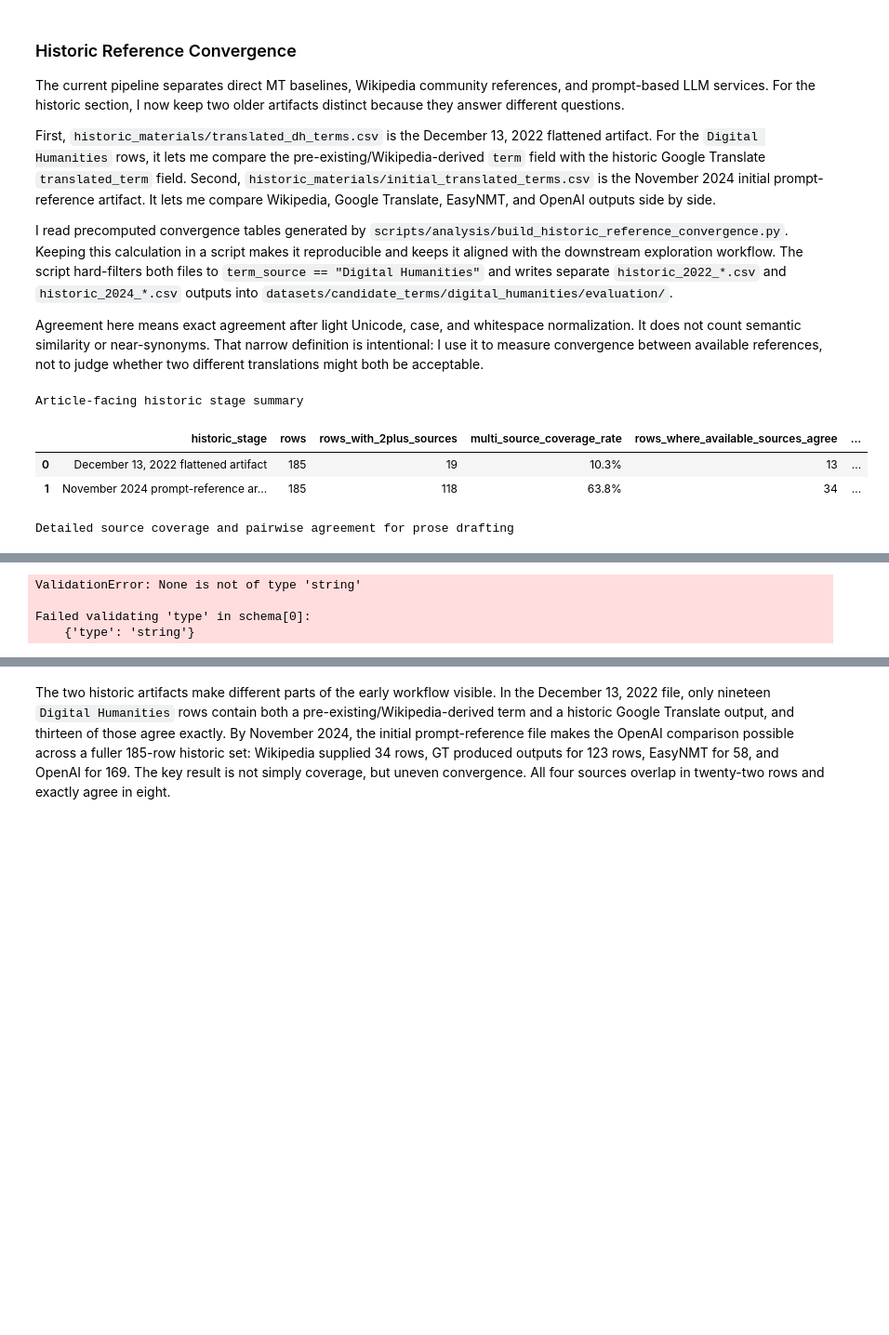
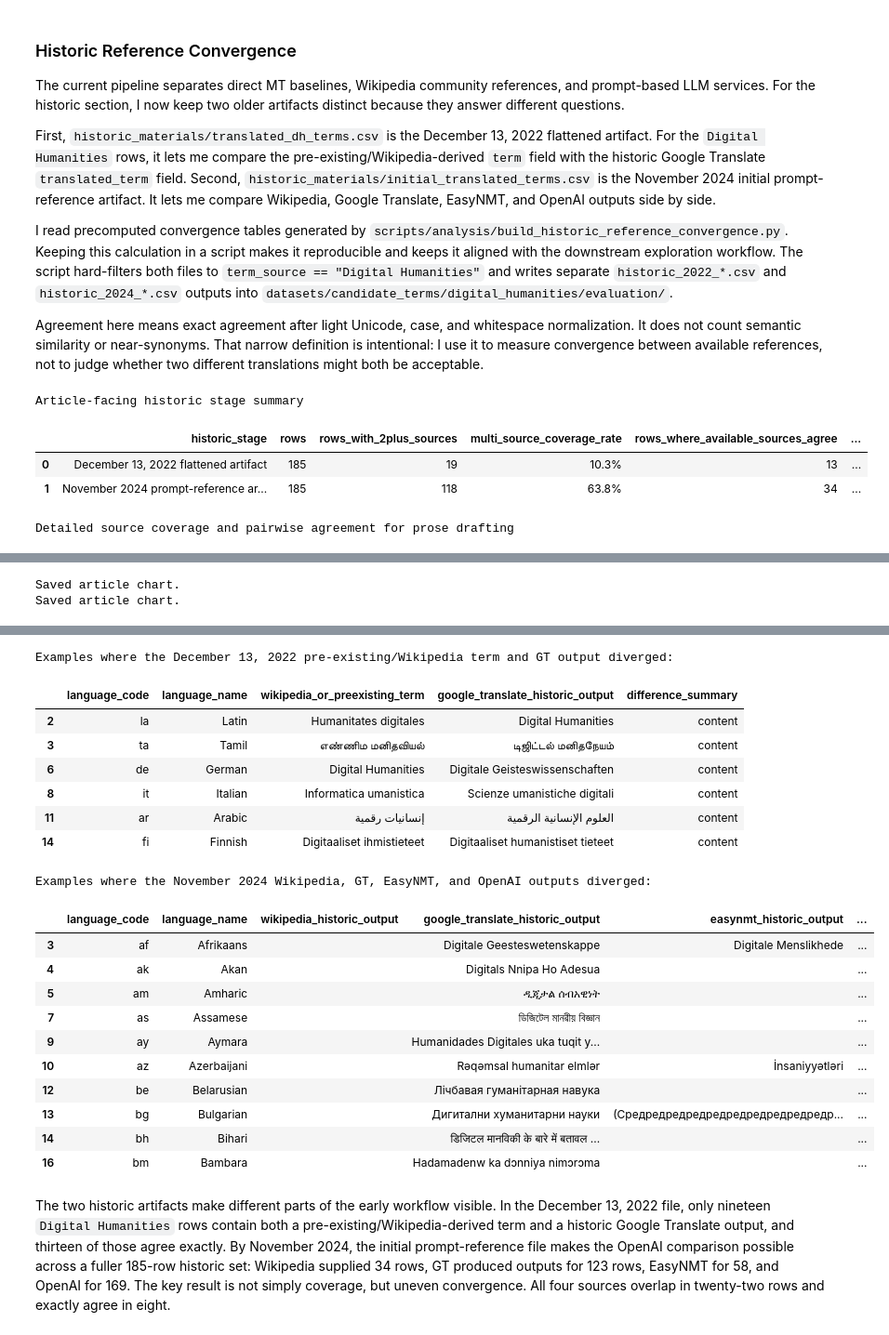
Before and after one commit to CodingDH/multilingual-search-term-transmogrifier, a Jupyter notebook: notebooks/02_translation_overview.ipynb, the cells around one changed output, grey strips where cells are left out. Shown at 93% size. Saved outputs shown, nothing was run; the diff lists cells and outputs as text; code cells hidden in the pictures; blank space fills up the shorter version.

```diff
--- a/notebooks/02_translation_overview.ipynb
+++ b/notebooks/02_translation_overview.ipynb
@@ -711,9 +712,9 @@ coverage_publication_png = finalized_figures_dir / "figure01.png"
 heatmap_png = article_figures_dir / "november_2024_pairwise_agreement_heatmap.png"
 heatmap_publication_png = finalized_figures_dir / "figure02.png"
 save_chart(historic_2024_coverage_chart, str(coverage_png), scale_factor=2)
-save_chart(historic_2024_coverage_chart.properties(title=None), str(coverage_publication_png), scale_factor=2)
+save_chart(historic_2024_coverage_chart, str(coverage_publication_png), scale_factor=2, remove_title=True)
 save_chart(november_2024_heatmap, str(heatmap_png), scale_factor=2)
-save_chart(november_2024_heatmap.properties(title=None), str(heatmap_publication_png), scale_factor=2)
+save_chart(november_2024_heatmap, str(heatmap_publication_png), scale_factor=2, remove_title=True)
 print("Saved article chart.")
 print("Saved article chart.")
 
@@ -766,7 +767,5 @@ Detailed source coverage and pairwise agreement for prose drafting
 |  | historic_stage | rows | source_coverage | rows_with_2plus_sources | rows_where_available_sources_agree | ... |
 | 0 | December 13, 2022 flattened artifact | 185 | Wikipedia/pre-existing term: 19/1... | 19 | 13 | ... |
 | 1 | November 2024 prompt-reference ar... | 185 | Wikipedia: 34/185 (18.4%); Google... | 118 | 34 | ... |
-ValidationError: None is not of type 'string'
-
-Failed validating 'type' in schema[0]:
-    {'type': 'string'}
+Saved article chart.
+Saved article chart.
@@ -773,3 +776,23 @@ Failed validating 'type' in schema[0]:
+Examples where the December 13, 2022 pre-existing/Wikipedia term and GT output diverged:
+|  | language_code | language_name | wikipedia_or_preexisting_term | google_translate_historic_output | difference_summary |
+| 2 | la | Latin | Humanitates digitales | Digital Humanities | content |
+| 3 | ta | Tamil | எண்ணிம மனிதவியல் | டிஜிட்டல் மனிதநேயம் | content |
+| 6 | de | German | Digital Humanities | Digitale Geisteswissenschaften | content |
+| 8 | it | Italian | Informatica umanistica | Scienze umanistiche digitali | content |
+| 11 | ar | Arabic | إنسانيات رقمية | العلوم الإنسانية الرقمية | content |
+| 14 | fi | Finnish | Digitaaliset ihmistieteet | Digitaaliset humanistiset tieteet | content |
+Examples where the November 2024 Wikipedia, GT, EasyNMT, and OpenAI outputs diverged:
+|  | language_code | language_name | wikipedia_historic_output | google_translate_historic_output | easynmt_historic_output | ... |
+| 3 | af | Afrikaans |  | Digitale Geesteswetenskappe | Digitale Menslikhede | ... |
+| 4 | ak | Akan |  | Digitals Nnipa Ho Adesua |  | ... |
+| 5 | am | Amharic |  | ዲጂታል ሰብአዊነት |  | ... |
+| 7 | as | Assamese |  | ডিজিটেল মানৱীয় বিজ্ঞান |  | ... |
+| 9 | ay | Aymara |  | Humanidades Digitales uka tuqit y... |  | ... |
+| 10 | az | Azerbaijani |  | Rəqəmsal humanitar elmlər | İnsaniyyətləri | ... |
+| 12 | be | Belarusian |  | Лічбавая гуманітарная навука |  | ... |
+| 13 | bg | Bulgarian |  | Дигитални хуманитарни науки | (Средредредредредредредредредредр... | ... |
+| 14 | bh | Bihari |  | डिजिटल मानविकी के बारे में बतावल ... |  | ... |
+| 16 | bm | Bambara |  | Hadamadenw ka dɔnniya nimɔrɔma |  | ... |
 # %% [markdown]
 The two historic artifacts make different parts of the early workflow visible. In the December 13, 2022 file, only nineteen `Digital Humanities` rows contain both a pre-existing/Wikipedia-derived term and a historic Google Translate output, and thirteen of those agree exactly. By November 2024, the initial prompt-reference file makes the OpenAI comparison possible across a fuller 185-row historic set: Wikipedia supplied 34 rows, GT produced outputs for 123 rows, EasyNMT for 58, and OpenAI for 169. The key result is not simply coverage, but uneven convergence. All four sources overlap in twenty-two rows and exactly agree in eight.
 # %% [markdown]
```
Also changed, not shown: parts of 6 cells of this notebook, 41 other files.
